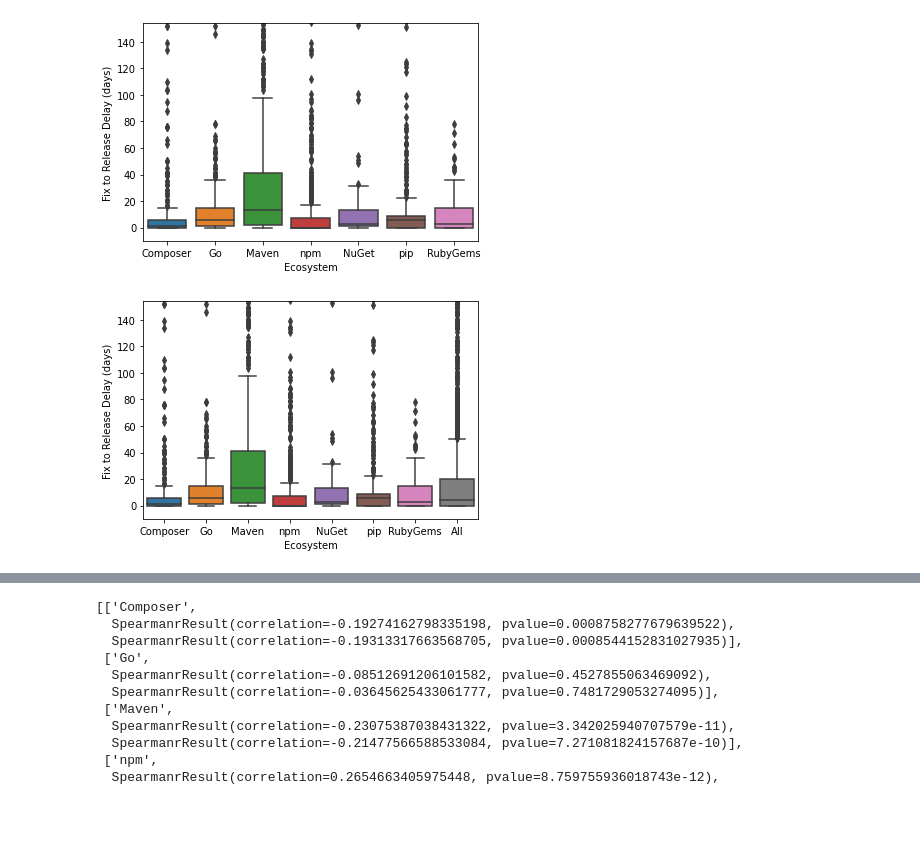
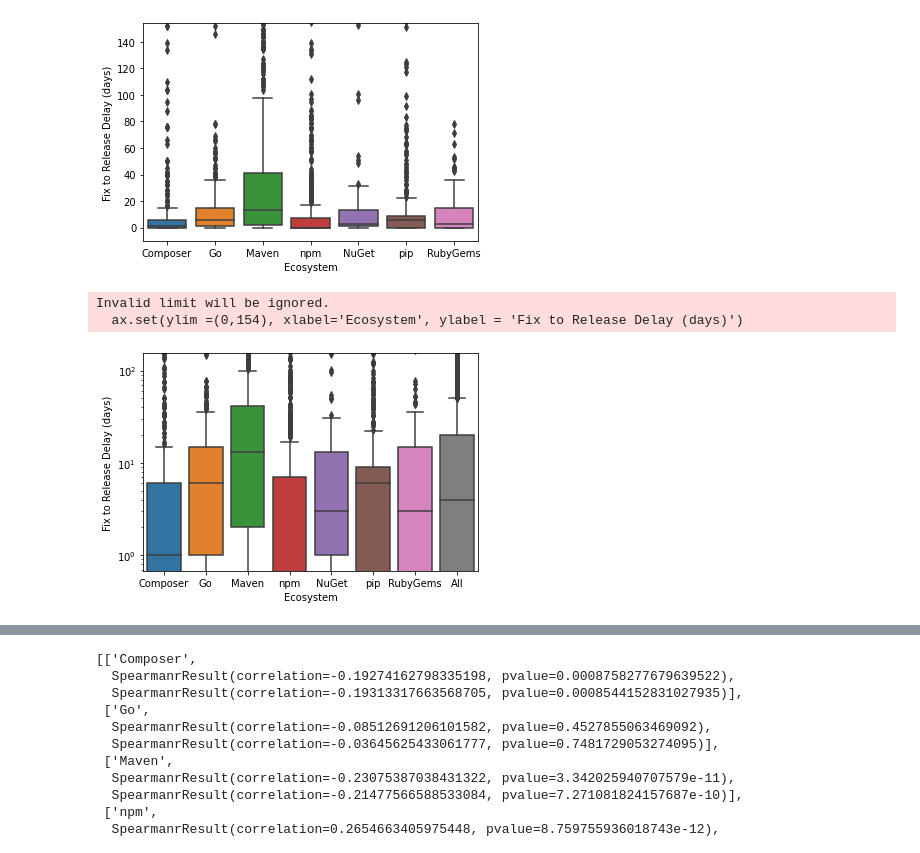
Before and after one commit to nasifimtiazohi/advisory-lifecycle, a Jupyter notebook: data_explore/rq1.ipynb, the cells around one changed output, grey strips where cells are left out. Cells and saved outputs as stored; diff of their text form; code cells hidden in the pictures; blank space fills up the shorter version.

```diff
--- a/data_explore/rq1.ipynb
+++ b/data_explore/rq1.ipynb
@@ -275,9 +257,12 @@ plt.savefig('fix_to_release_delay.png',bbox_inches='tight')
 # %%
 temp = df.copy()
 temp['ecosystem'] = "All"
 temp = pd.concat([temp, df], axis=0)
 ax = sns.boxplot(y='fix_to_release_delay', x='ecosystem', data = temp, order =['Composer','Go','Maven','npm','NuGet','pip','RubyGems', 'All'])
-ax.set(ylim =(-10,154), xlabel='Ecosystem', ylabel = 'Fix to Release Delay (days)')
-plt.savefig('fix_to_release_delay.png',bbox_inches='tight')
+ax.set_yscale("log")
+ax.set(ylim =(0,154), xlabel='Ecosystem', ylabel = 'Fix to Release Delay (days)')
+plt.savefig('fix_to_release_delay.pdf',bbox_inches='tight')
 # %% [output]
+Invalid limit will be ignored.
+  ax.set(ylim =(0,154), xlabel='Ecosystem', ylabel = 'Fix to Release Delay (days)')
-[figure, old version]
+[figure, new version]
```
Also changed, not shown: parts of 14 cells of this notebook, 12 other files.
